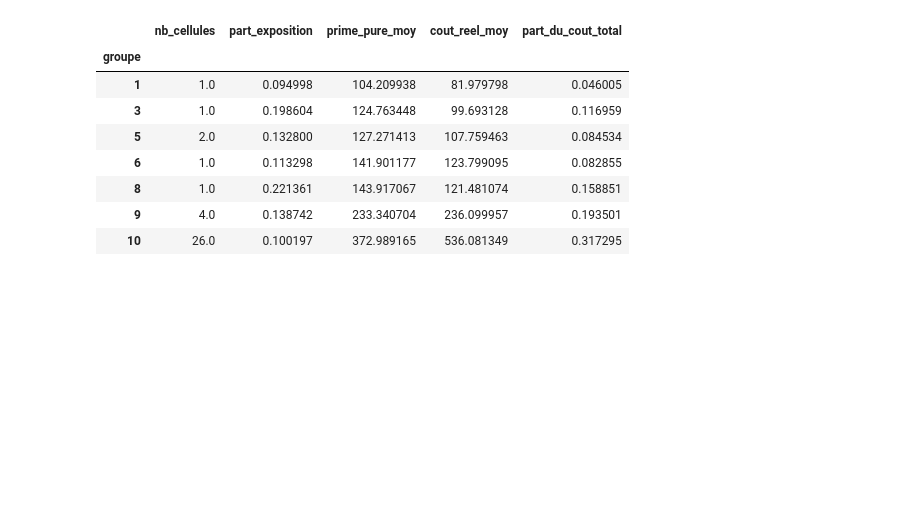
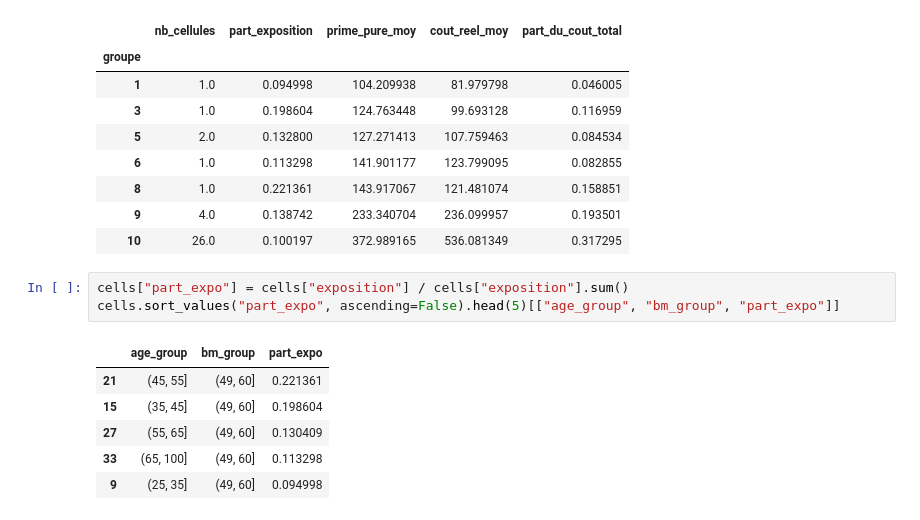
Before and after one commit to namngy/actuarial-portfolio-project, a Jupyter notebook: notebooks/03_underwriting_risk.ipynb, the cells around one changed output. Saved outputs shown, nothing was run; the diff lists cells and outputs as text; blank space fills up the shorter version.

```diff
--- a/notebooks/03_underwriting_risk.ipynb
+++ b/notebooks/03_underwriting_risk.ipynb
@@ -87,3 +87,13 @@ resume
 | 8 | 1.0 | 0.221361 | 143.917067 | 121.481074 | 0.158851 |
 | 9 | 4.0 | 0.138742 | 233.340704 | 236.099957 | 0.193501 |
 | 10 | 26.0 | 0.100197 | 372.989165 | 536.081349 | 0.317295 |
+# %%
+cells["part_expo"] = cells["exposition"] / cells["exposition"].sum()
+cells.sort_values("part_expo", ascending=False).head(5)[["age_group", "bm_group", "part_expo"]]
+# %% [output]
+|  | age_group | bm_group | part_expo |
+| 21 | (45, 55] | (49, 60] | 0.221361 |
+| 15 | (35, 45] | (49, 60] | 0.198604 |
+| 27 | (55, 65] | (49, 60] | 0.130409 |
+| 33 | (65, 100] | (49, 60] | 0.113298 |
+| 9 | (25, 35] | (49, 60] | 0.094998 |
```
Also changed, not shown: parts of 4 cells of this notebook, 1 other file.
